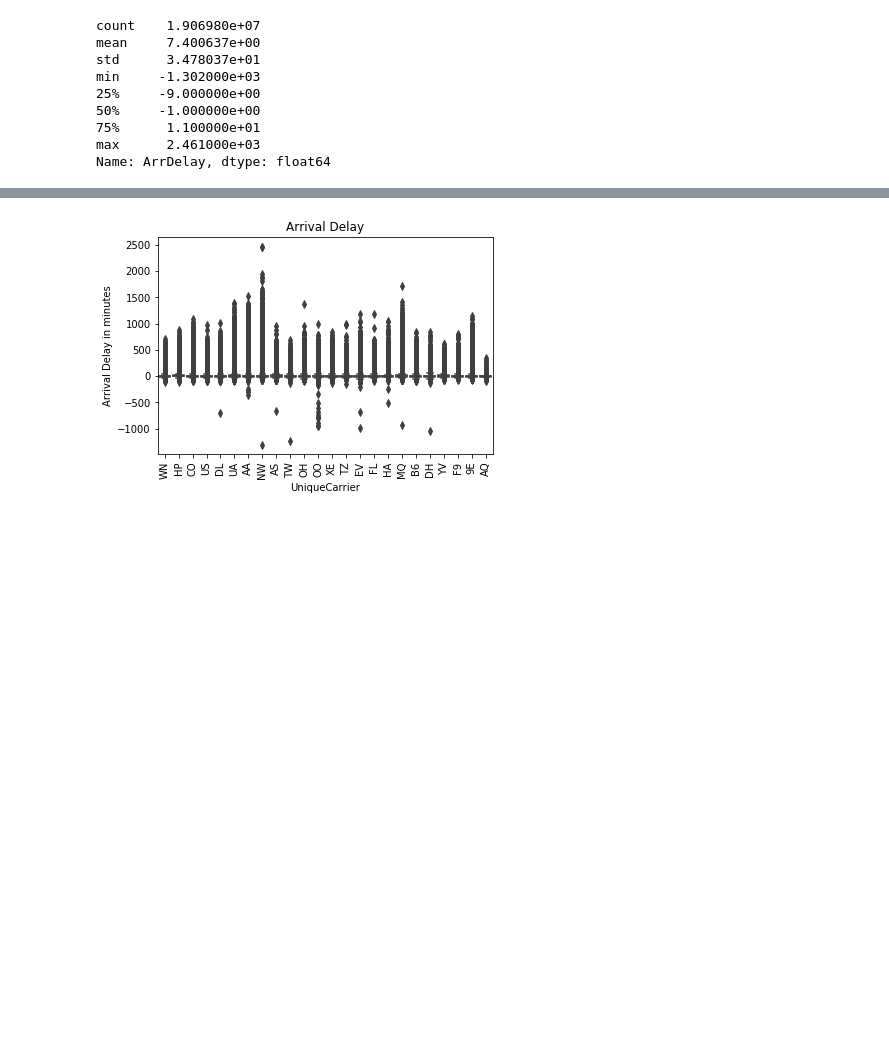
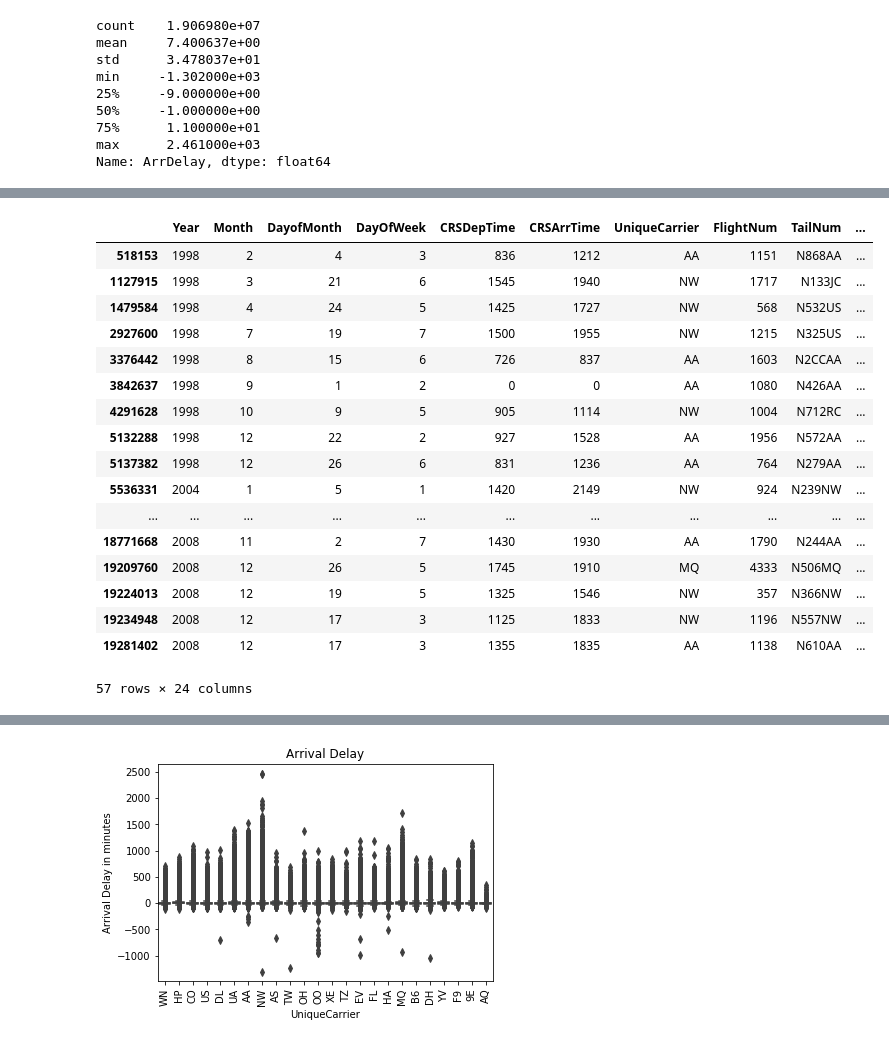
Before and after one commit to ToHa1966/Flights, a Jupyter notebook: Flights.ipynb, the cells around one changed output, grey strips where cells are left out. Saved outputs shown, nothing was run; the diff lists cells and outputs as text; code cells hidden in the pictures; blank space fills up the shorter version.

```diff
--- a/Flights.ipynb
+++ b/Flights.ipynb
@@ -564,0 +613,22 @@ plt.xticks(rotation=50);
+# %%
+# what about delays > 20 hours
+df_cct[df_cct['ArrDelay'] > 1300]
+# %% [output]
+|  | Year | Month | DayofMonth | DayOfWeek | CRSDepTime | CRSArrTime | UniqueCarrier | FlightNum | TailNum | ... |
+| 518153 | 1998 | 2 | 4 | 3 | 836 | 1212 | AA | 1151 | N868AA | ... |
+| 1127915 | 1998 | 3 | 21 | 6 | 1545 | 1940 | NW | 1717 | N133JC | ... |
+| 1479584 | 1998 | 4 | 24 | 5 | 1425 | 1727 | NW | 568 | N532US | ... |
+| 2927600 | 1998 | 7 | 19 | 7 | 1500 | 1955 | NW | 1215 | N325US | ... |
+| 3376442 | 1998 | 8 | 15 | 6 | 726 | 837 | AA | 1603 | N2CCAA | ... |
+| 3842637 | 1998 | 9 | 1 | 2 | 0 | 0 | AA | 1080 | N426AA | ... |
+| 4291628 | 1998 | 10 | 9 | 5 | 905 | 1114 | NW | 1004 | N712RC | ... |
+| 5132288 | 1998 | 12 | 22 | 2 | 927 | 1528 | AA | 1956 | N572AA | ... |
+| 5137382 | 1998 | 12 | 26 | 6 | 831 | 1236 | AA | 764 | N279AA | ... |
+| 5536331 | 2004 | 1 | 5 | 1 | 1420 | 2149 | NW | 924 | N239NW | ... |
+| ... | ... | ... | ... | ... | ... | ... | ... | ... | ... | ... |
+| 18771668 | 2008 | 11 | 2 | 7 | 1430 | 1930 | AA | 1790 | N244AA | ... |
+| 19209760 | 2008 | 12 | 26 | 5 | 1745 | 1910 | MQ | 4333 | N506MQ | ... |
+| 19224013 | 2008 | 12 | 19 | 5 | 1325 | 1546 | NW | 357 | N366NW | ... |
+| 19234948 | 2008 | 12 | 17 | 3 | 1125 | 1833 | NW | 1196 | N557NW | ... |
+| 19281402 | 2008 | 12 | 17 | 3 | 1355 | 1835 | AA | 1138 | N610AA | ... |
+57 rows × 24 columns
```
Also changed, not shown: parts of 20 cells of this notebook.
